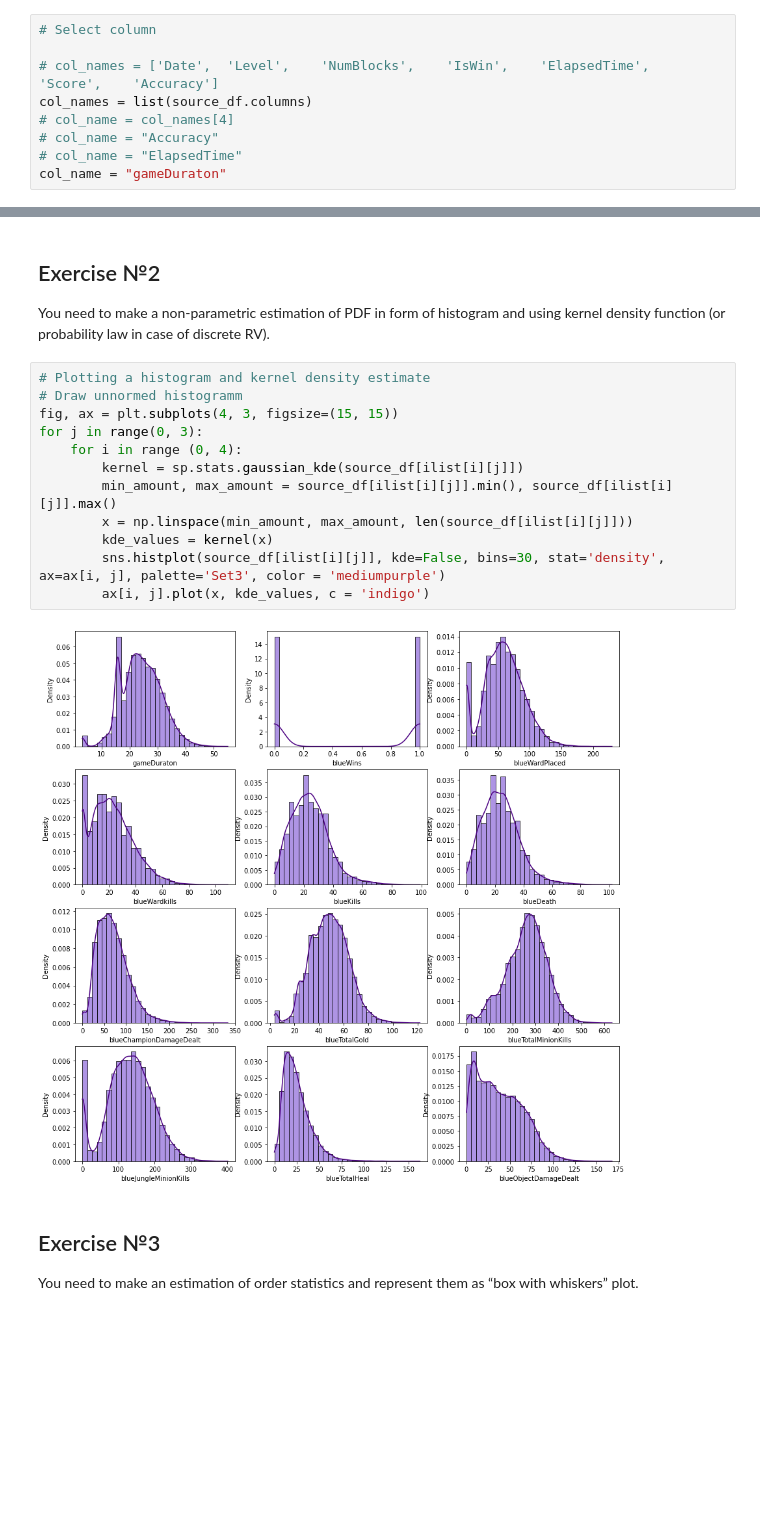
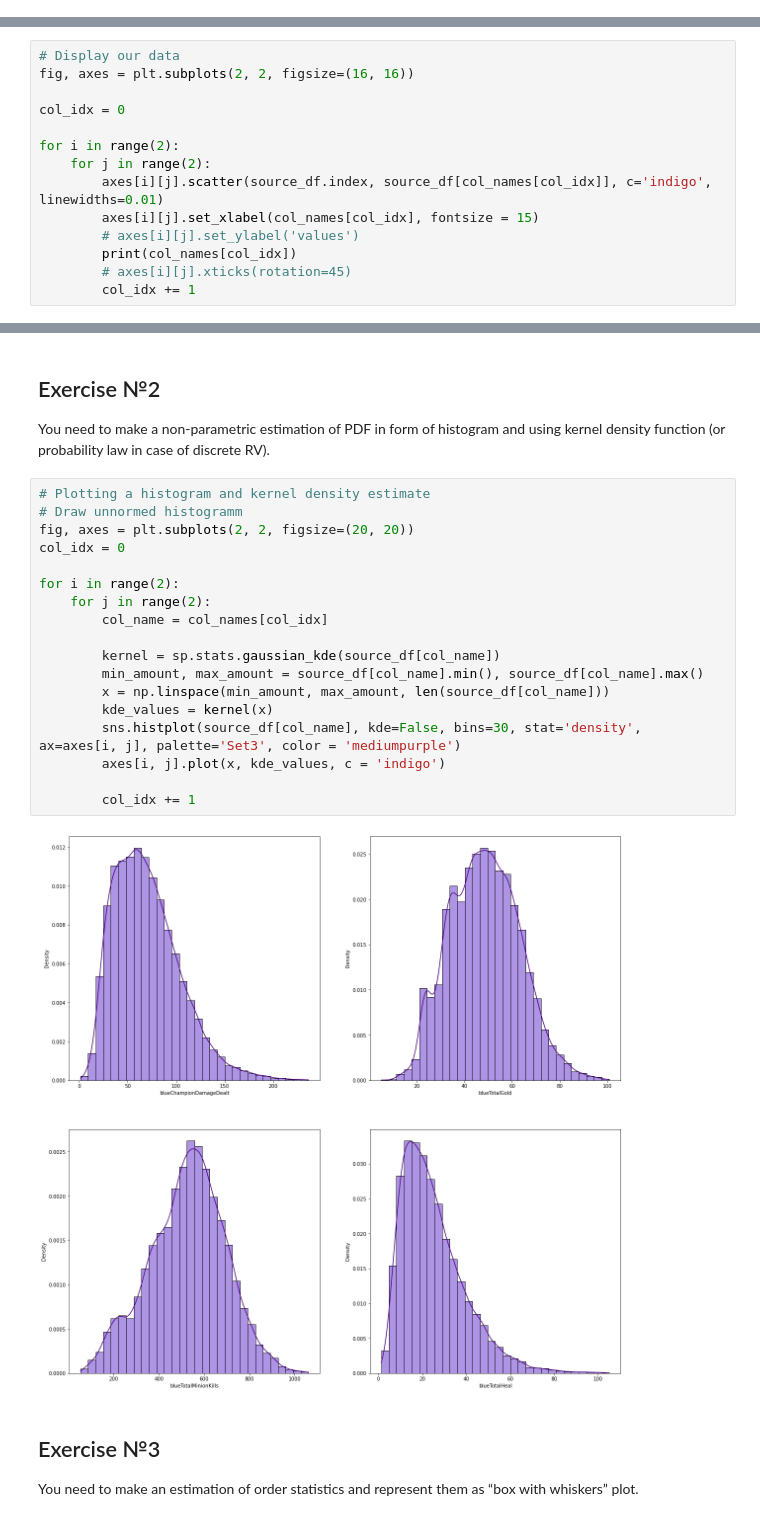
Before and after one commit to vandosik/M-M-MSA, a Jupyter notebook: Lab_1/lab_1_3thDataset.ipynb, the cells around one changed output, grey strips where cells are left out. Saved outputs shown, nothing was run; the diff lists cells and outputs as text; blank space fills up the shorter version.

Commit message:
Lab_1: Modyfied to 3rd dataset. Hz what to do with descrete values

```diff
--- a/Lab_1/lab_1_3thDataset.ipynb
+++ b/Lab_1/lab_1_3thDataset.ipynb
@@ -65,12 +88,3 @@ source_df.head(7)
 | 4 | 39.066667 | 1 | 114 | 35 | 27 | 40 | 134.826 | ... |
 | 5 | 26.116667 | 1 | 65 | 23 | 26 | 18 | 59.839 | ... |
 | 6 | 28.100000 | 0 | 72 | 26 | 16 | 31 | 70.270 | ... |
-# %%
-# Select column
-
-# col_names = ['Date',	'Level',	'NumBlocks',	'IsWin',	'ElapsedTime',	'Score',	'Accuracy']
-col_names = list(source_df.columns)
-# col_name = col_names[4]
-# col_name = "Accuracy"
-# col_name = "ElapsedTime"
-col_name = "gameDuraton"
@@ -94,0 +91,14 @@ ilist= [['gameDuraton', 'blueWins', 'blueWardPlaced'],
+# %%
+# Display our data
+fig, axes = plt.subplots(2, 2, figsize=(16, 16))
+
+col_idx = 0
+
+for i in range(2):
+    for j in range(2):
+        axes[i][j].scatter(source_df.index, source_df[col_names[col_idx]], c='indigo', linewidths=0.01)
+        axes[i][j].set_xlabel(col_names[col_idx], fontsize = 15)
+        # axes[i][j].set_ylabel('values')
+        print(col_names[col_idx])
+        # axes[i][j].xticks(rotation=45)
+        col_idx += 1
@@ -98,17 +114,23 @@ You need to make a non-parametric estimation of PDF in form of histogram and usi
 # %%
 # Plotting a histogram and kernel density estimate
 # Draw unnormed histogramm
-fig, ax = plt.subplots(4, 3, figsize=(15, 15))
-for j in range(0, 3):
-    for i in range (0, 4):
-        kernel = sp.stats.gaussian_kde(source_df[ilist[i][j]])
-        min_amount, max_amount = source_df[ilist[i][j]].min(), source_df[ilist[i][j]].max()
-        x = np.linspace(min_amount, max_amount, len(source_df[ilist[i][j]]))
+fig, axes = plt.subplots(2, 2, figsize=(20, 20))
+col_idx = 0
+
+for i in range(2):
+    for j in range(2):
+        col_name = col_names[col_idx]
+
+        kernel = sp.stats.gaussian_kde(source_df[col_name])
+        min_amount, max_amount = source_df[col_name].min(), source_df[col_name].max()
+        x = np.linspace(min_amount, max_amount, len(source_df[col_name]))
         kde_values = kernel(x)
-        sns.histplot(source_df[ilist[i][j]], kde=False, bins=30, stat='density', ax=ax[i, j], palette='Set3', color = 'mediumpurple')
-        ax[i, j].plot(x, kde_values, c = 'indigo')
+        sns.histplot(source_df[col_name], kde=False, bins=30, stat='density', ax=axes[i, j], palette='Set3', color = 'mediumpurple')
+        axes[i, j].plot(x, kde_values, c = 'indigo')
+
+        col_idx += 1
 # %% [output]
-[figure, old version]
+[figure, new version]
 # %% [markdown]
 ## Exercise №3
 You need to make an estimation of order statistics and represent them as “box with whiskers” plot.
```
Also changed, not shown: parts of 13 cells of this notebook.
